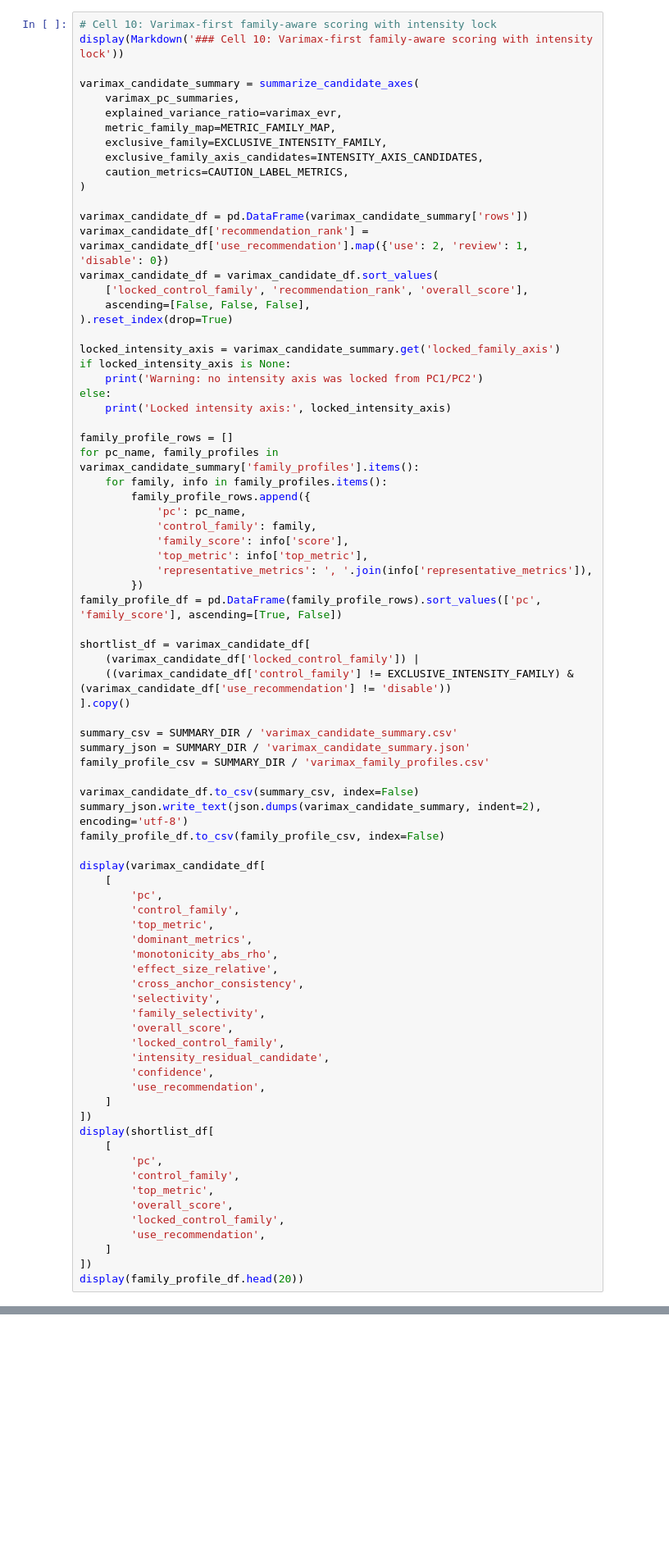
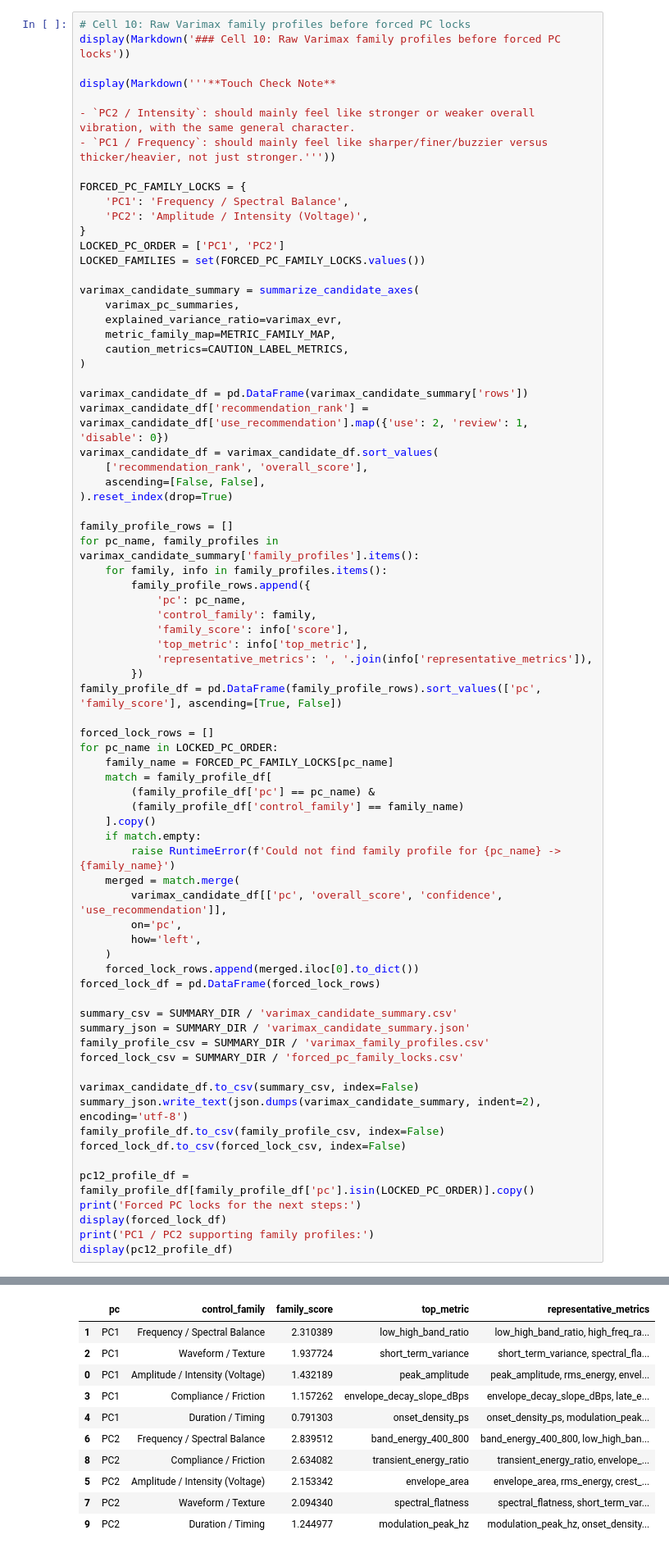
Before and after one commit to cindy-77jiayi/thesis_hapticAE, a Jupyter notebook: colab/frozen_vae_pca_workflow.ipynb, the cells around one changed output, grey strips where cells are left out. Shown at 82% size. Saved outputs shown, nothing was run; the diff lists cells and outputs as text; blank space fills up the shorter version.

```diff
--- a/colab/frozen_vae_pca_workflow.ipynb
+++ b/colab/frozen_vae_pca_workflow.ipynb
@@ -449,28 +518,32 @@ print('Saved Varimax listening assets to:', VARIMAX_SINGLE_AXIS_DIR)
 # %%
-# Cell 10: Varimax-first family-aware scoring with intensity lock
-display(Markdown('### Cell 10: Varimax-first family-aware scoring with intensity lock'))
+# Cell 10: Raw Varimax family profiles before forced PC locks
+display(Markdown('### Cell 10: Raw Varimax family profiles before forced PC locks'))
+
+display(Markdown('''**Touch Check Note**
+
+- `PC2 / Intensity`: should mainly feel like stronger or weaker overall vibration, with the same general character.
+- `PC1 / Frequency`: should mainly feel like sharper/finer/buzzier versus thicker/heavier, not just stronger.'''))
+
+FORCED_PC_FAMILY_LOCKS = {
+    'PC1': 'Frequency / Spectral Balance',
+    'PC2': 'Amplitude / Intensity (Voltage)',
+}
+LOCKED_PC_ORDER = ['PC1', 'PC2']
+LOCKED_FAMILIES = set(FORCED_PC_FAMILY_LOCKS.values())
 
 varimax_candidate_summary = summarize_candidate_axes(
     varimax_pc_summaries,
     explained_variance_ratio=varimax_evr,
     metric_family_map=METRIC_FAMILY_MAP,
-    exclusive_family=EXCLUSIVE_INTENSITY_FAMILY,
-    exclusive_family_axis_candidates=INTENSITY_AXIS_CANDIDATES,
     caution_metrics=CAUTION_LABEL_METRICS,
 )
 
 varimax_candidate_df = pd.DataFrame(varimax_candidate_summary['rows'])
 varimax_candidate_df['recommendation_rank'] = varimax_candidate_df['use_recommendation'].map({'use': 2, 'review': 1, 'disable': 0})
 varimax_candidate_df = varimax_candidate_df.sort_values(
-    ['locked_control_family', 'recommendation_rank', 'overall_score'],
-    ascending=[False, False, False],
+    ['recommendation_rank', 'overall_score'],
+    ascending=[False, False],
 ).reset_index(drop=True)
-
-locked_intensity_axis = varimax_candidate_summary.get('locked_family_axis')
-if locked_intensity_axis is None:
-    print('Warning: no intensity axis was locked from PC1/PC2')
-else:
-    print('Locked intensity axis:', locked_intensity_axis)
 
 family_profile_rows = []
 for pc_name, family_profiles in varimax_candidate_summary['family_profiles'].items():
@@ -484,45 +557,36 @@ for pc_name, family_profiles in varimax_candidate_summary['family_profiles'].ite
         })
 family_profile_df = pd.DataFrame(family_profile_rows).sort_values(['pc', 'family_score'], ascending=[True, False])
 
-shortlist_df = varimax_candidate_df[
-    (varimax_candidate_df['locked_control_family']) |
-    ((varimax_candidate_df['control_family'] != EXCLUSIVE_INTENSITY_FAMILY) & (varimax_candidate_df['use_recommendation'] != 'disable'))
-].copy()
+forced_lock_rows = []
+for pc_name in LOCKED_PC_ORDER:
+    family_name = FORCED_PC_FAMILY_LOCKS[pc_name]
+    match = family_profile_df[
+        (family_profile_df['pc'] == pc_name) &
+        (family_profile_df['control_family'] == family_name)
+    ].copy()
+    if match.empty:
+        raise RuntimeError(f'Could not find family profile for {pc_name} -> {family_name}')
+    merged = match.merge(
+        varimax_candidate_df[['pc', 'overall_score', 'confidence', 'use_recommendation']],
+        on='pc',
+        how='left',
+    )
+    forced_lock_rows.append(merged.iloc[0].to_dict())
+forced_lock_df = pd.DataFrame(forced_lock_rows)
 
 summary_csv = SUMMARY_DIR / 'varimax_candidate_summary.csv'
 summary_json = SUMMARY_DIR / 'varimax_candidate_summary.json'
 family_profile_csv = SUMMARY_DIR / 'varimax_family_profiles.csv'
+forced_lock_csv = SUMMARY_DIR / 'forced_pc_family_locks.csv'
 
 varimax_candidate_df.to_csv(summary_csv, index=False)
 summary_json.write_text(json.dumps(varimax_candidate_summary, indent=2), encoding='utf-8')
 family_profile_df.to_csv(family_profile_csv, index=False)
+forced_lock_df.to_csv(forced_lock_csv, index=False)
 
-display(varimax_candidate_df[
-    [
-        'pc',
-        'control_family',
-        'top_metric',
-        'dominant_metrics',
-        'monotonicity_abs_rho',
-        'effect_size_relative',
-        'cross_anchor_consistency',
-        'selectivity',
-        'family_selectivity',
-        'overall_score',
-        'locked_control_family',
-        'intensity_residual_candidate',
-        'confidence',
-        'use_recommendation',
-    ]
-])
-display(shortlist_df[
-    [
-        'pc',
-        'control_family',
-        'top_metric',
-        'overall_score',
-        'locked_control_family',
-        'use_recommendation',
-    ]
-])
-display(family_profile_df.head(20))
+pc12_profile_df = family_profile_df[family_profile_df['pc'].isin(LOCKED_PC_ORDER)].copy()
+print('Forced PC locks for the next steps:')
+display(forced_lock_df)
+print('PC1 / PC2 supporting family profiles:')
+display(pc12_profile_df)
+# %% [output]
@@ -529 +603,12 @@ display(family_profile_df.head(20))
+|  | pc | control_family | family_score | top_metric | representative_metrics |
+| 1 | PC1 | Frequency / Spectral Balance | 2.310389 | low_high_band_ratio | low_high_band_ratio, high_freq_ra... |
+| 2 | PC1 | Waveform / Texture | 1.937724 | short_term_variance | short_term_variance, spectral_fla... |
+| 0 | PC1 | Amplitude / Intensity (Voltage) | 1.432189 | peak_amplitude | peak_amplitude, rms_energy, envel... |
+| 3 | PC1 | Compliance / Friction | 1.157262 | envelope_decay_slope_dBps | envelope_decay_slope_dBps, late_e... |
+| 4 | PC1 | Duration / Timing | 0.791303 | onset_density_ps | onset_density_ps, modulation_peak... |
+| 6 | PC2 | Frequency / Spectral Balance | 2.839512 | band_energy_400_800 | band_energy_400_800, low_high_ban... |
+| 8 | PC2 | Compliance / Friction | 2.634082 | transient_energy_ratio | transient_energy_ratio, envelope_... |
+| 5 | PC2 | Amplitude / Intensity (Voltage) | 2.153342 | envelope_area | envelope_area, rms_energy, crest_... |
+| 7 | PC2 | Waveform / Texture | 2.094340 | spectral_flatness | spectral_flatness, short_term_var... |
+| 9 | PC2 | Duration / Timing | 1.244977 | modulation_peak_hz | modulation_peak_hz, onset_density... |
 # %%
```
Also changed, not shown: parts of 17 cells of this notebook.
